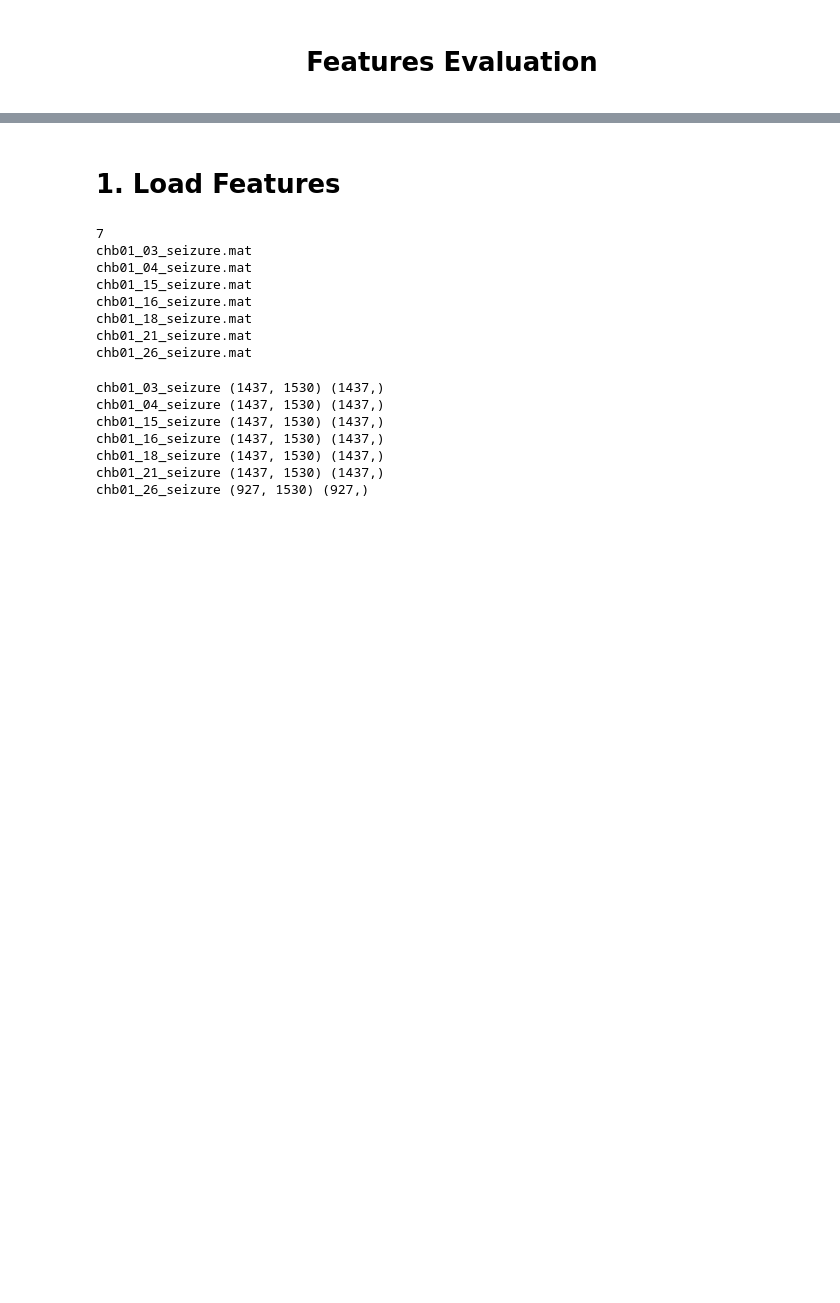
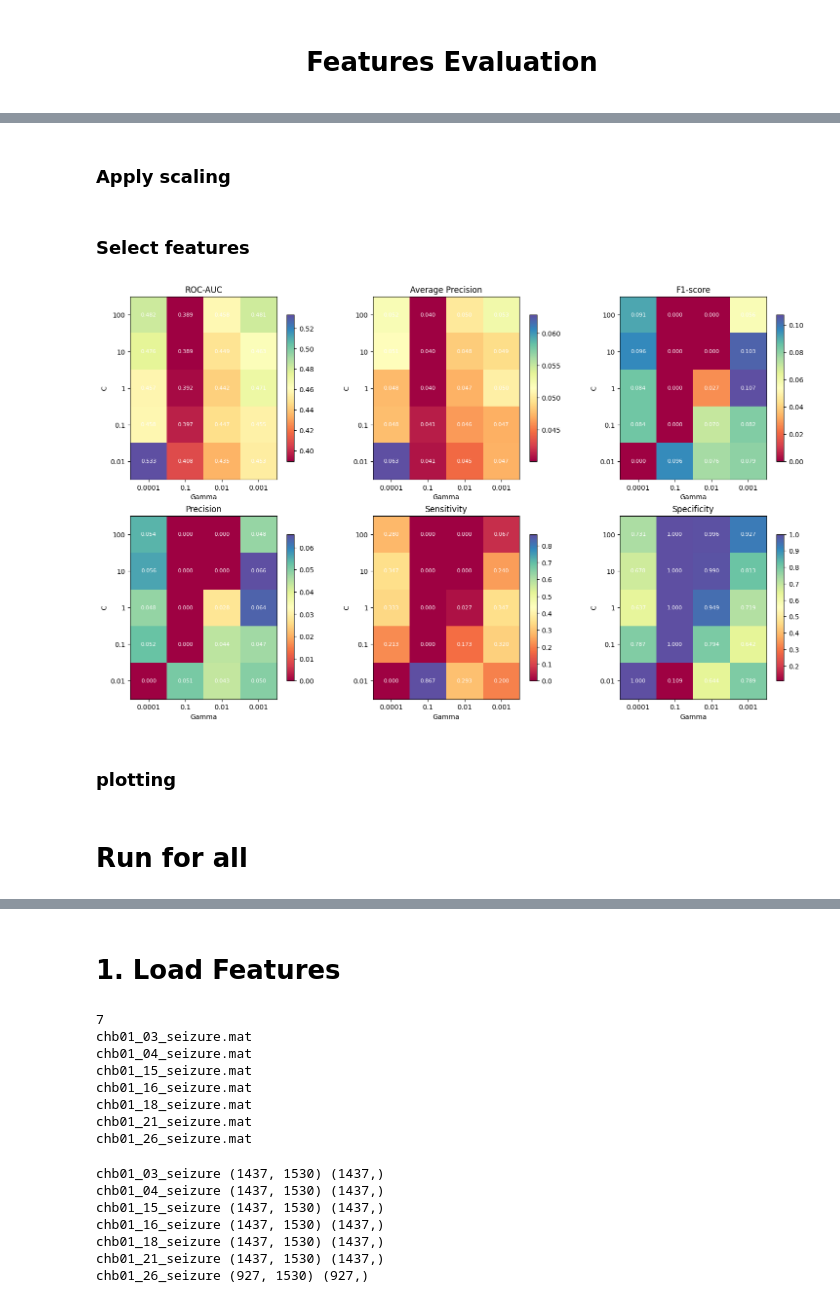
Before and after one commit to ritzww/THESIS_Directed_Connectivity_and_Data_Leakage_In_EEG_Seizure_Detection, a Jupyter notebook: 4. Feature Evaluation.ipynb, the cells around one changed output, grey strips where cells are left out. Saved outputs shown, nothing was run; the diff lists cells and outputs as text; code cells hidden in the pictures; blank space fills up the shorter version.

```diff
--- a/4. Feature Evaluation.ipynb
+++ b/4. Feature Evaluation.ipynb
@@ -25,0 +153,10 @@ y distribution: [1421   16]
+# %% [markdown]
+### Apply scaling
+# %%
+
+# Always scale after selection, fitting scaler on train only
+scaler = StandardScaler()
+X_train_scaled = scaler.fit_transform(X_train)
+X_test_scaled  = scaler.transform(X_test)
+# %% [markdown]
+### Select features
@@ -25,0 +172,69 @@ y distribution: [1421   16]
+# %%
+C_GRID = [ 0.01,0.1,1,10,100]
+GAMMA_GRID = [0.0001,0.1,0.01,0.001]
+
+auc_mi,ap_mi,f1_mi,precision_mi,sensitivity_mi,specificity_mi  = evaluate_grid(
+    X_train_scaled,
+    y_train,
+    X_test_scaled,
+    y_test,
+    selected_idx_2,
+    C_GRID,
+    GAMMA_GRID
+)
+# %%
+import matplotlib.pyplot as plt
+import numpy as np
+
+metrics = [
+    ("ROC-AUC", auc_mi),
+    ("Average Precision", ap_mi),
+    ("F1-score", f1_mi),
+    ("Precision", precision_mi),
+    ("Sensitivity", sensitivity_mi),
+    ("Specificity", specificity_mi),
+]
+
+fig, axes = plt.subplots(2, 3, figsize=(15, 9), constrained_layout=True)
+
+for ax, (title, data) in zip(axes.flat, metrics):
+
+    im = ax.imshow(
+        data,
+        origin="lower",
+        cmap="Spectral",
+        aspect="equal",
+        interpolation="nearest"
+    )
+
+    ax.set_title(title)
+    ax.set_xlabel("Gamma")
+    ax.set_ylabel("C")
+
+    ax.set_xticks(np.arange(len(GAMMA_GRID)))
+    ax.set_xticklabels(GAMMA_GRID)
+
+    ax.set_yticks(np.arange(len(C_GRID)))
+    ax.set_yticklabels(C_GRID)
+
+    # Write values inside each cell
+    for i in range(data.shape[0]):
+        for j in range(data.shape[1]):
+            ax.text(
+                j, i,
+                f"{data[i, j]:.3f}",
+                ha="center",
+                va="center",
+                color="white",
+                fontsize=8
+            )
+
+    plt.colorbar(im, ax=ax, shrink=0.8)
+
+plt.show()
+# %% [output]
+[figure, added]
+# %% [markdown]
+### plotting
+# %% [markdown]
+# Run for all
```
Also changed, not shown: parts of 34 cells of this notebook, 7 other files.
